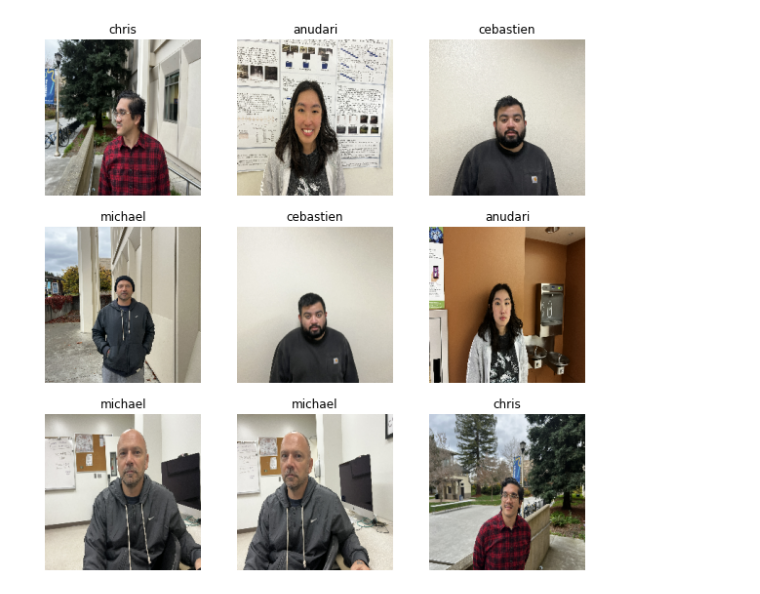
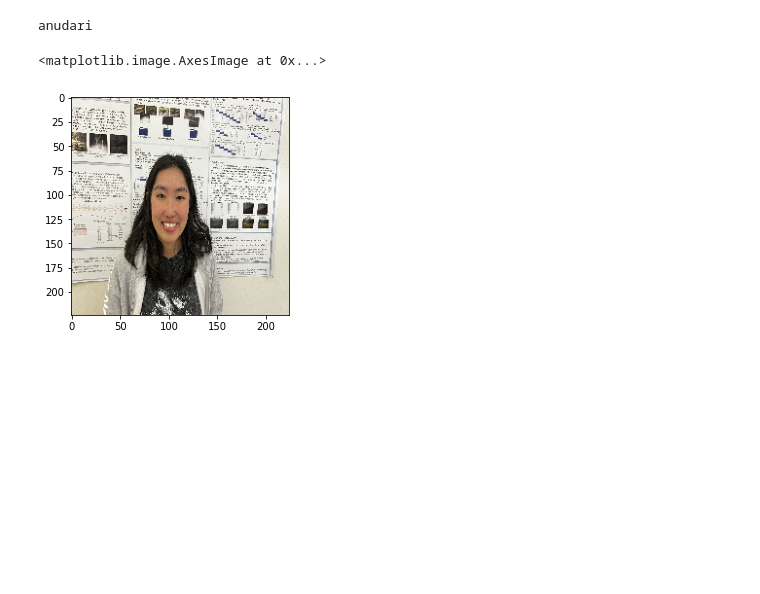
Before and after one commit to MSeutin/inYourFace, a Jupyter notebook: Michael_model/testing-inyourface.ipynb, the cells around one changed output. Cells and saved outputs as stored; diff of their text form; code cells hidden in the pictures; blank space fills up the shorter version.

Commit message:
Kaggle Notebook | testing_inYourFace | Version 5

```diff
--- a/Michael_model/testing-inyourface.ipynb
+++ b/Michael_model/testing-inyourface.ipynb
@@ -51,11 +1,19 @@ _________________________________________________________________
 # %%
+### SETUP ###
+import tensorflow as tf
+import matplotlib.pyplot as plt
+import numpy as np # linear algebra
+import tensorflow_datasets as tfds
 
+# Recreate the exact same model, including its weights and the optimizer
+new_model = tf.keras.models.load_model('/kaggle/input/model-by-michael/michael_model_with_aug_v3.h5')
 
-
+# dirname to be removed and replace by video input variable 'img'
 dirname = '/kaggle/input/no-mask/inYourFace-noMask_ds'
 img_height = 224
 img_width = 224
 
+# get images from dir
 train_ds = tf.keras.utils.image_dataset_from_directory(
   dirname,
   validation_split=0.20,
@@ -63,15 +21,19 @@ train_ds = tf.keras.utils.image_dataset_from_directory(
   seed=123,
   image_size=(img_height, img_width))
 
-## Visualize the Data
 class_names = train_ds.class_names
 img = None
-plt.figure(figsize=(10, 10))
 for images, labels in train_ds.take(1):
-  for i in range(9):
+  for i in range(2):
     img = images[i].numpy().astype("uint8")
-    ax = plt.subplot(3, 3, i + 1)
-    plt.imshow(images[i].numpy().astype("uint8"))
-    plt.title(class_names[labels[i]])
-    plt.axis("off")
+
+# preprocessing the input image for the neural network
+input_img = tf.expand_dims(img, 0)
+
+# actual prediction
+pred = new_model.predict(input_img)
+
+# matching to the labels
+print(class_names[np.argmax(pred)])
+plt.imshow(img)
 # %% [output]
@@ -83 +58,3 @@ Using 384 files for training.
+anudari
+<matplotlib.image.AxesImage at 0x...>
-[figure, old version]
+[figure, new version]
```
Also changed, not shown: parts of 6 cells of this notebook.
